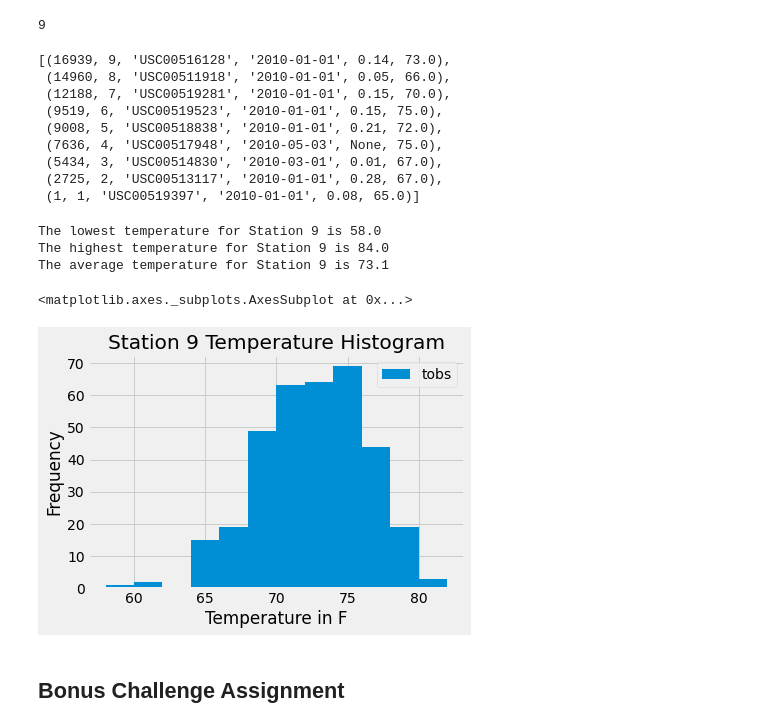
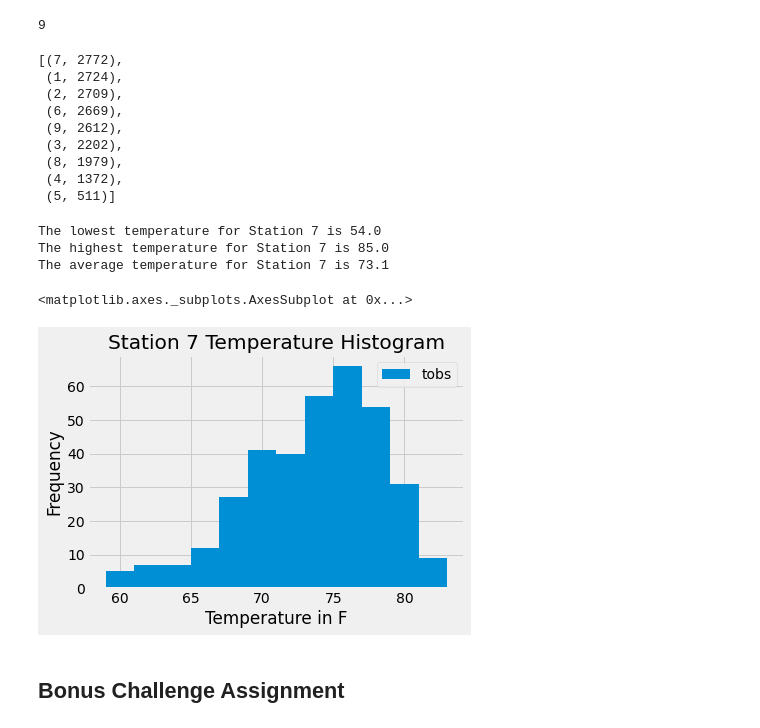
Before and after one commit to msullivan987/sqlalchemy-challenge, a Jupyter notebook: climate_MES.ipynb, the cells around one changed output. Cells and saved outputs as stored; diff of their text form; code cells hidden in the pictures.

Commit message:
fixed station row counting error

```diff
--- a/climate_MES.ipynb
+++ b/climate_MES.ipynb
@@ -133,72 +133,72 @@ station_count
 # %%
 # What are the most active stations? (i.e. what stations have the most rows)?
 # List the stations and the counts in descending order.
-sel = [Measurement.id, Station.id, Station.station, Measurement.date, Measurement.prcp, Measurement.tobs]
-
-station_stats = session.query(*sel).filter(Measurement.station == Station.station).\
-    group_by(Station.id).order_by(Measurement.id.desc()).all()
+station_stats = session.query(Station.id, func.count(Station.id)).\
+    filter(Measurement.station == Station.station).\
+    group_by(Station.id).\
+    order_by(func.count(Station.id).desc()).all()
 station_stats
 # %% [output]
-[(16939, 9, 'USC00516128', '2010-01-01', 0.14, 73.0),
- (14960, 8, 'USC00511918', '2010-01-01', 0.05, 66.0),
- (12188, 7, 'USC00519281', '2010-01-01', 0.15, 70.0),
- (9519, 6, 'USC00519523', '2010-01-01', 0.15, 75.0),
- (9008, 5, 'USC00518838', '2010-01-01', 0.21, 72.0),
- (7636, 4, 'USC00517948', '2010-05-03', None, 75.0),
- (5434, 3, 'USC00514830', '2010-03-01', 0.01, 67.0),
- (2725, 2, 'USC00513117', '2010-01-01', 0.28, 67.0),
- (1, 1, 'USC00519397', '2010-01-01', 0.08, 65.0)]
+[(7, 2772),
+ (1, 2724),
+ (2, 2709),
+ (6, 2669),
+ (9, 2612),
+ (3, 2202),
+ (8, 1979),
+ (4, 1372),
+ (5, 511)]
 # %%
 # Using the station id from the previous query, calculate the lowest temperature recorded,
 # highest temperature recorded, and average temperature of the most active station?
 
 low_temp_result = session.query(func.min(Measurement.tobs)).\
     filter(Measurement.station == Station.station).\
-    filter(Station.id == 9).first()
+    filter(Station.id == 7).first()
 
 high_temp_result = session.query(func.max(Measurement.tobs)).\
     filter(Measurement.station == Station.station).\
-    filter(Station.id == 9).all()
+    filter(Station.id == 7).all()
 
 avg_temp_result = session.query(func.avg(Measurement.tobs)).\
-    filter(Station.id == 9).all()
+    filter(Station.id == 7).all()
 
 low_temp = np.ravel(low_temp_result)
 high_temp = np.ravel(high_temp_result)
 avg_temp = np.ravel(avg_temp_result)
 
-print(f'The lowest temperature for Station 9 is {low_temp[0]}')
-print(f'The highest temperature for Station 9 is {high_temp[0]}')
-print(f'The average temperature for Station 9 is {round(avg_temp[0],2)}')
+print(f'The lowest temperature for Station 7 is {low_temp[0]}')
+print(f'The highest temperature for Station 7 is {high_temp[0]}')
+print(f'The average temperature for Station 7 is {round(avg_temp[0],2)}')
 # %% [output]
-The lowest temperature for Station 9 is 58.0
-The highest temperature for Station 9 is 84.0
-The average temperature for Station 9 is 73.1
+The lowest temperature for Station 7 is 54.0
+The highest temperature for Station 7 is 85.0
+The average temperature for Station 7 is 73.1
 # %%
 # Choose the station with the highest number of temperature observations.
 # Query the last 12 months of temperature observation data for this station and plot the results as a histogram
 last_date_string = session.query(Measurement.date).\
     filter(Measurement.station == Station.station).\
-    filter(Station.id == 9).\
+    filter(Station.id == 7).\
     order_by(Measurement.date.desc()).first()[0]
 last_date = dt.datetime.strptime(last_date_string,"%Y-%m-%d")
 last_date
 one_year_back = last_date - dt.timedelta(days=365)
 one_year_back
 
 temp_results = session.query(Measurement.tobs).\
     filter(Measurement.station == Station.station).\
-    filter(Station.id == 9).\
+    filter(Station.id == 7).\
     filter(Measurement.date > one_year_back)
 
 temp_df = pd.DataFrame(temp_results)
 
-temp_chart = temp_df.plot(kind='hist',bins=12, title="Station 9 Temperature Histogram")
+temp_chart = temp_df.plot(kind='hist',bins=12, title="Station 7 Temperature Histogram")
 temp_chart.set_xlabel('Temperature in F')
 temp_chart
 # %% [output]
 <matplotlib.axes._subplots.AxesSubplot at 0x...>
-[figure, old version]
+[figure, new version]
 # %% [markdown]
 ## Bonus Challenge Assignment
 # %%
```
Also changed, not shown: 1 other file.
